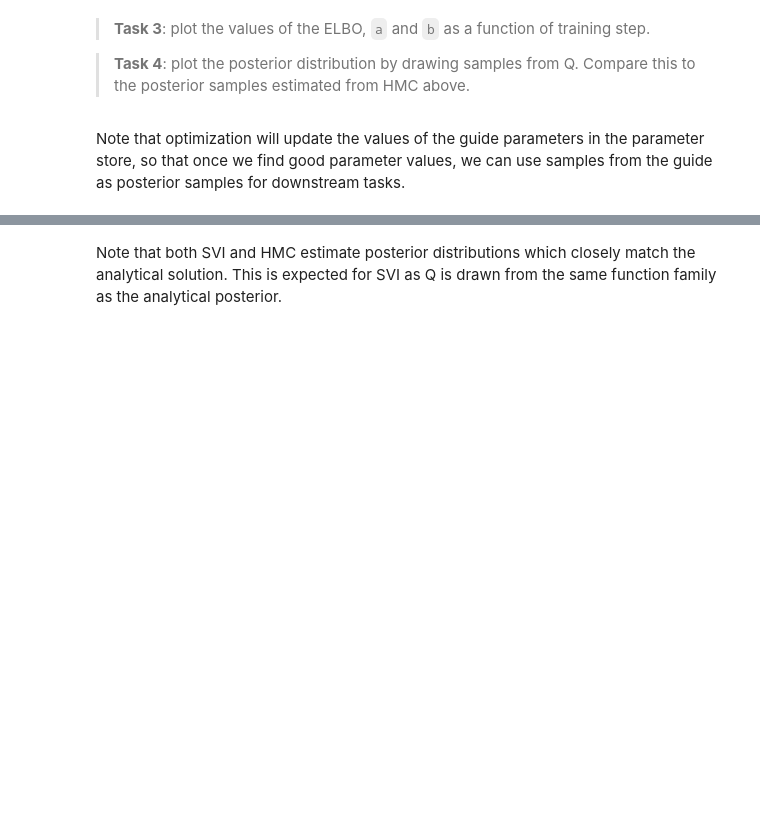
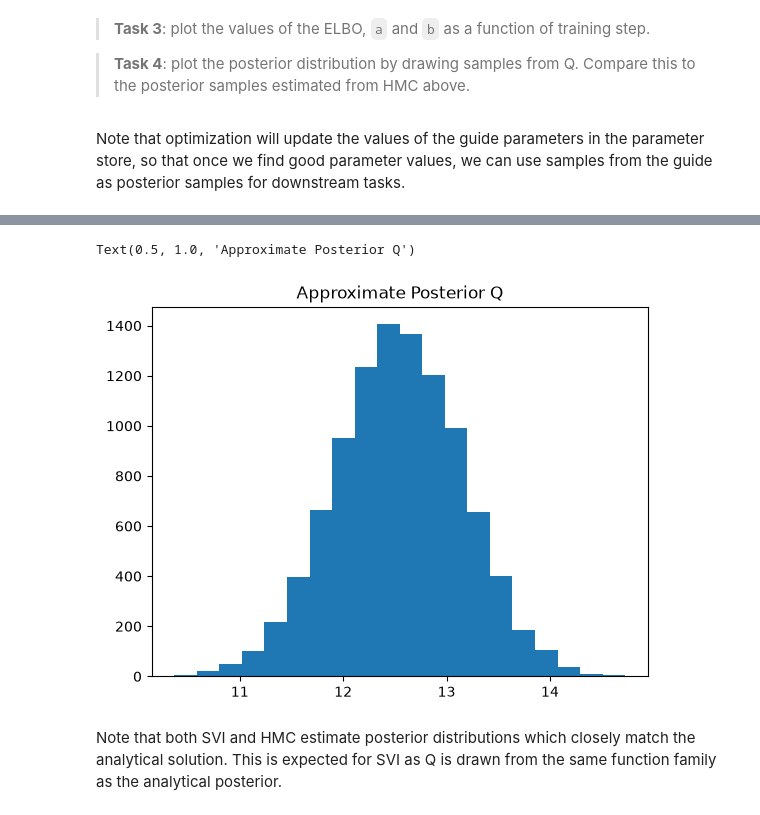
Before and after one commit to andrewtplatt/aims-machine-learning-mt26, a Jupyter notebook: practical-L7-L8/part1a_pyro.ipynb, the cells around one changed output, grey strips where cells are left out. Cells and saved outputs as stored; diff of their text form; code cells hidden in the pictures; blank space fills up the shorter version.

```diff
--- a/practical-L7-L8/part1a_pyro.ipynb
+++ b/practical-L7-L8/part1a_pyro.ipynb
@@ -279,3 +339,13 @@ Note that optimization will update the values of the guide parameters in the par
+# %%
+posterior_samples = []
+for i in range(10000):
+    posterior_samples.append(guide().item())
+
+plt.hist(posterior_samples, bins=20)
+plt.title("Approximate Posterior Q")
+# %% [output]
+Text(0.5, 1.0, 'Approximate Posterior Q')
+[figure, added]
 # %% [markdown]
 Note that both SVI and HMC estimate posterior distributions which closely match the analytical solution. This is expected for SVI as Q is drawn from the same function family as the analytical posterior.
 # %% [markdown]
```
Also changed, not shown: parts of 13 cells of this notebook, 4 other files.
